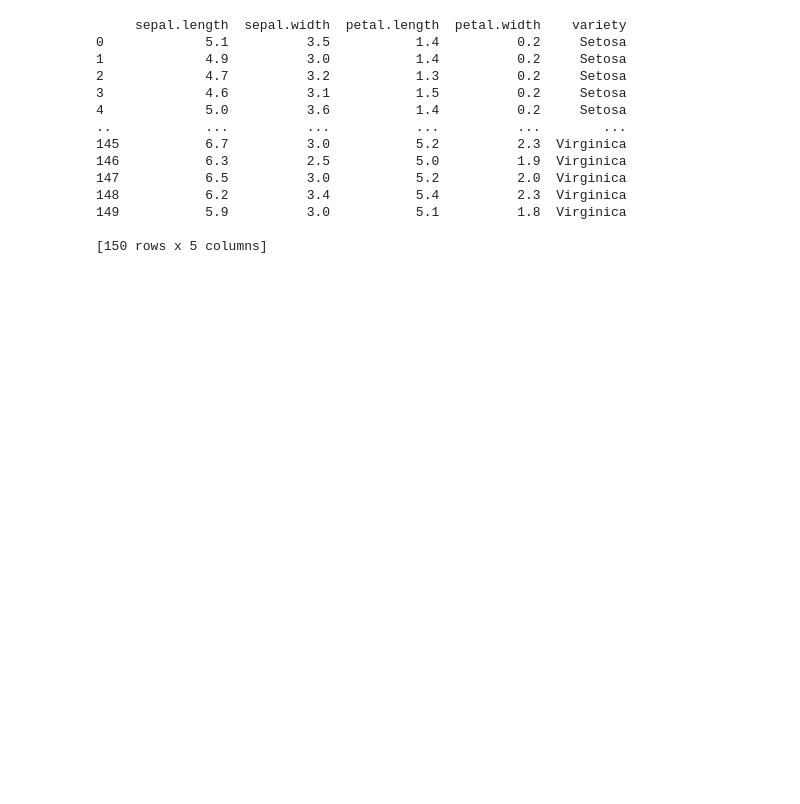
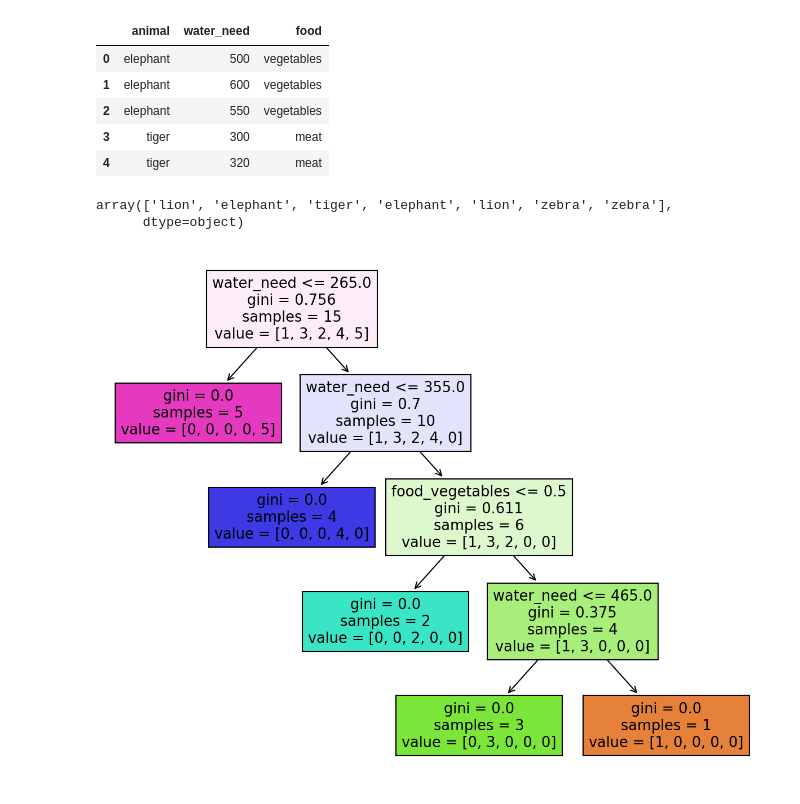
Before and after one commit to JasonV255/Vscode, a Jupyter notebook: AI/test.ipynb, the cells around one changed output. Drawn from its saved outputs; the diff is of its cells as text; code cells hidden in the pictures; blank space fills up the shorter version.

Commit message:
LR test done

```diff
--- a/AI/test.ipynb
+++ b/AI/test.ipynb
@@ -3,21 +3,34 @@ import pandas as pd
 import numpy as np
 import matplotlib.pyplot as plt
 # %%
-df = pd.read_csv('./Data/iris.csv')
+df = pd.read_csv('./Data/zoo_python.csv')
 df = df.dropna()
-print(df)
+df = df.drop('uniq_id', axis=1)
+df.head()
 # %% [output]
-     sepal.length  sepal.width  petal.length  petal.width    variety
-0             5.1          3.5           1.4          0.2     Setosa
-1             4.9          3.0           1.4          0.2     Setosa
-2             4.7          3.2           1.3          0.2     Setosa
-3             4.6          3.1           1.5          0.2     Setosa
-4             5.0          3.6           1.4          0.2     Setosa
-..            ...          ...           ...          ...        ...
-145           6.7          3.0           5.2          2.3  Virginica
-146           6.3          2.5           5.0          1.9  Virginica
-147           6.5          3.0           5.2          2.0  Virginica
-148           6.2          3.4           5.4          2.3  Virginica
-149           5.9          3.0           5.1          1.8  Virginica
-
-[150 rows x 5 columns]
+|  | animal | water_need | food |
+| 0 | elephant | 500 | vegetables |
+| 1 | elephant | 600 | vegetables |
+| 2 | elephant | 550 | vegetables |
+| 3 | tiger | 300 | meat |
+| 4 | tiger | 320 | meat |
+# %%
+X = pd.get_dummies(df.drop("animal", axis=1), drop_first=True)
+y = df["animal"]
+from sklearn.model_selection import train_test_split
+X_train, X_test, y_train, y_test = train_test_split(X, y, test_size=0.3, random_state=44)
+# %%
+from sklearn.tree import DecisionTreeClassifier
+model = DecisionTreeClassifier()
+model.fit(X_train, y_train)
+predictions = model.predict(X_test)
+predictions
+# %% [output]
+array(['lion', 'elephant', 'tiger', 'elephant', 'lion', 'zebra', 'zebra'],
+      dtype=object)
+# %%
+from sklearn.tree import plot_tree
+plt.figure(figsize=(10,8), dpi=150)
+plot_tree(model, feature_names=X.columns, filled=True)
+# %% [output]
+[figure, added]
```
Also changed, not shown: parts of 1 cell of this notebook, 3 other files.
